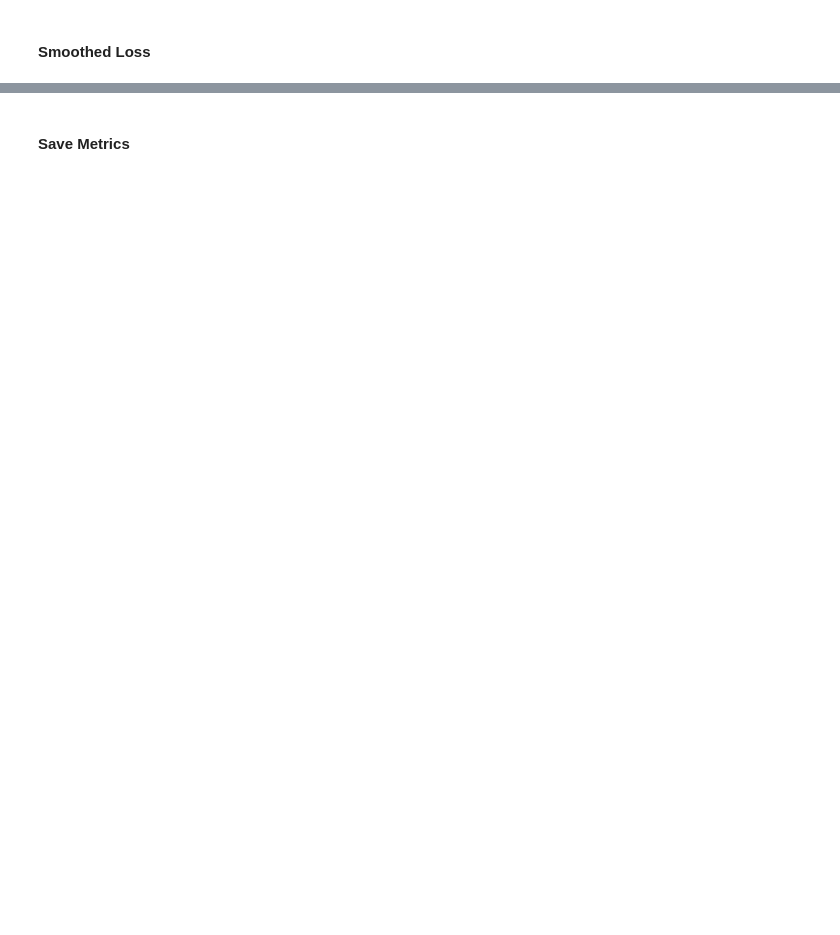
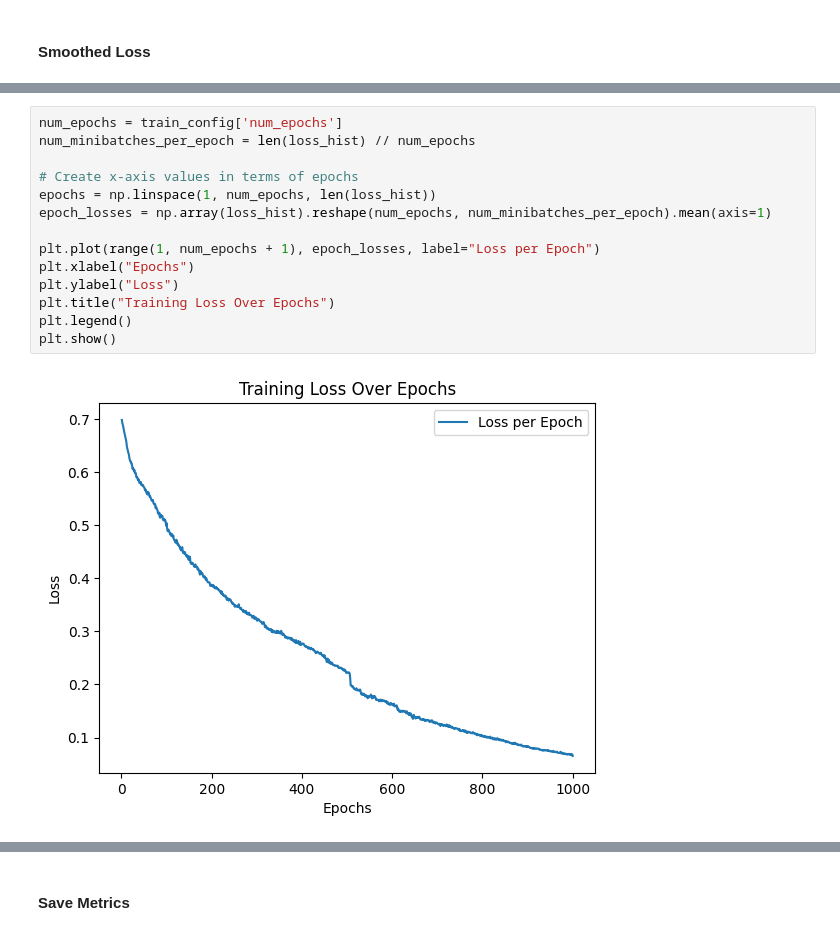
Before and after one commit to Dinu-Bosii/tese, a Jupyter notebook: snn/workflow.ipynb, the cells around one changed output, grey strips where cells are left out. Saved outputs shown, nothing was run; the diff lists cells and outputs as text; blank space fills up the shorter version.

```diff
--- a/snn/workflow.ipynb
+++ b/snn/workflow.ipynb
@@ -255,3 +323,19 @@ plt.show()
+# %%
+num_epochs = train_config['num_epochs']
+num_minibatches_per_epoch = len(loss_hist) // num_epochs
+
+# Create x-axis values in terms of epochs
+epochs = np.linspace(1, num_epochs, len(loss_hist))
+epoch_losses = np.array(loss_hist).reshape(num_epochs, num_minibatches_per_epoch).mean(axis=1)
+
+plt.plot(range(1, num_epochs + 1), epoch_losses, label="Loss per Epoch")
+plt.xlabel("Epochs")
+plt.ylabel("Loss")
+plt.title("Training Loss Over Epochs")
+plt.legend()
+plt.show()
+# %% [output]
+[figure, added]
 # %%
 # Validation Set
 fig = plt.figure(facecolor="w", figsize=(10, 5))
```
Also changed, not shown: parts of 18 cells of this notebook, 29 other files.
